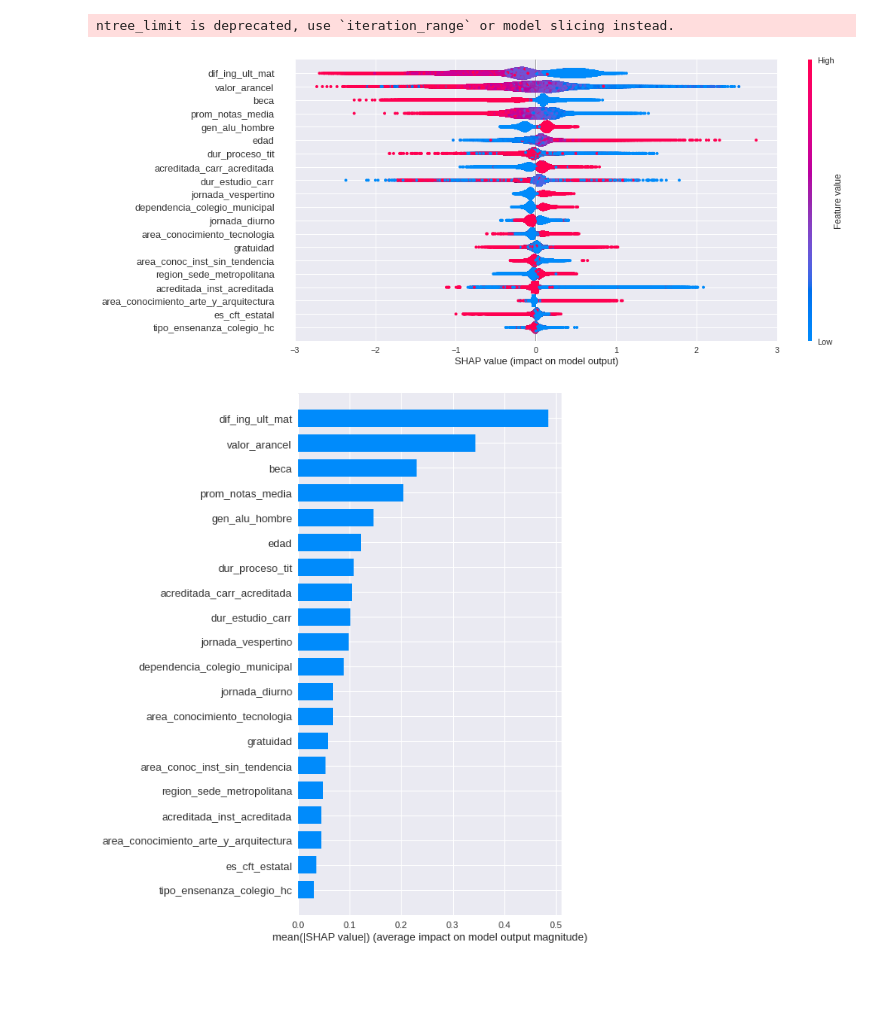
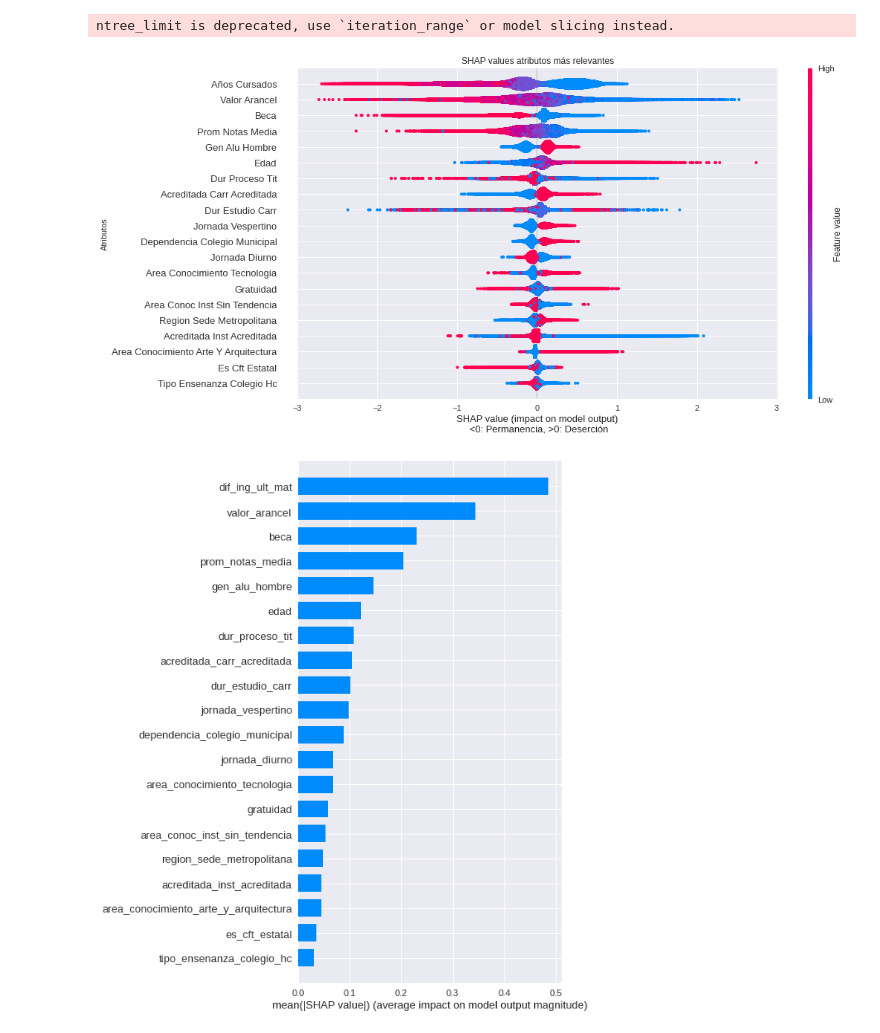
Before and after one commit to GianniCatBug/MDS7201-mineduc-desercion, a Jupyter notebook: notebooks/7-modelos.ipynb, the cells around one changed output. Saved outputs shown, nothing was run; the diff lists cells and outputs as text; code cells hidden in the pictures; blank space fills up the shorter version.

```diff
--- a/notebooks/7-modelos.ipynb
+++ b/notebooks/7-modelos.ipynb
@@ -437,10 +504,28 @@ shap_e = explainer(observations)
 ntree_limit is deprecated, use `iteration_range` or model slicing instead.
 # %%
 shap_values = explainer.shap_values(observations)
+# %%
+renamed = [
+    c.replace("_", " ").title()
+    for c in columns_with_support
+]
+
+renamed[6] = "Años Cursados"
 # %%
-shap.summary_plot(shap_values, observations, class_names=search.best_estimator_['clf'].classes_, feature_names=columns_with_support, plot_size=[15, 6])
+shap.summary_plot(
+    shap_values,
+    observations,
+    class_names=search.best_estimator_['clf'].classes_,
+    feature_names=renamed,
+    plot_size=[15, 7],
+    show=False
+)
+plt.title("SHAP values atributos más relevantes")
+plt.xlabel("SHAP value (impact on model output)\n <0: Permanencia, >0: Deserción")
+plt.ylabel("Atributos")
+plt.show()
 # %% [output]
-[figure, old version]
+[figure, new version]
 # %%
 shap.summary_plot(shap_values, observations, plot_type="bar", class_names=search.best_estimator_['clf'].classes_, feature_names=columns_with_support)
 # %% [output]
```
Also changed, not shown: parts of 10 cells of this notebook, 1 other file.
